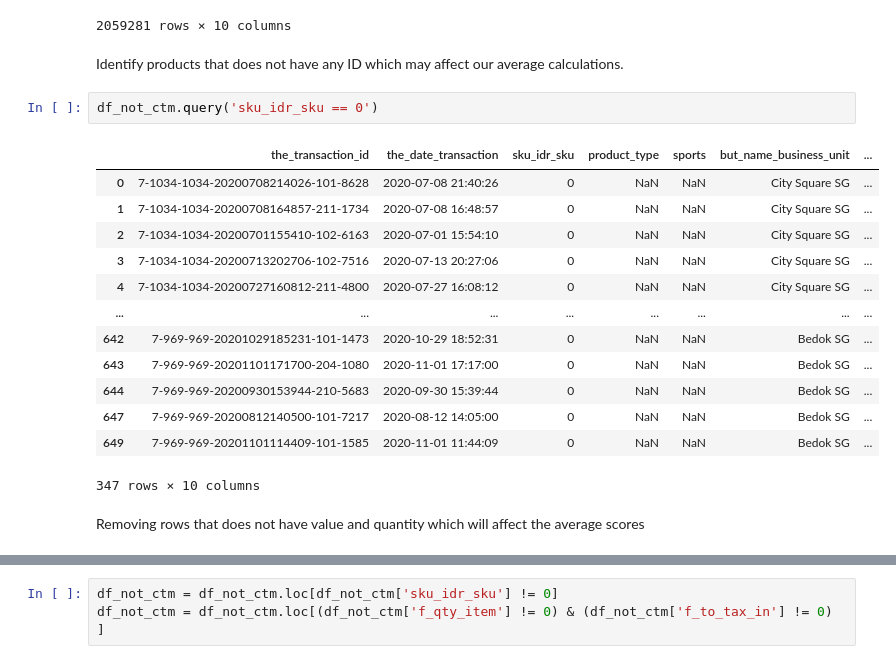
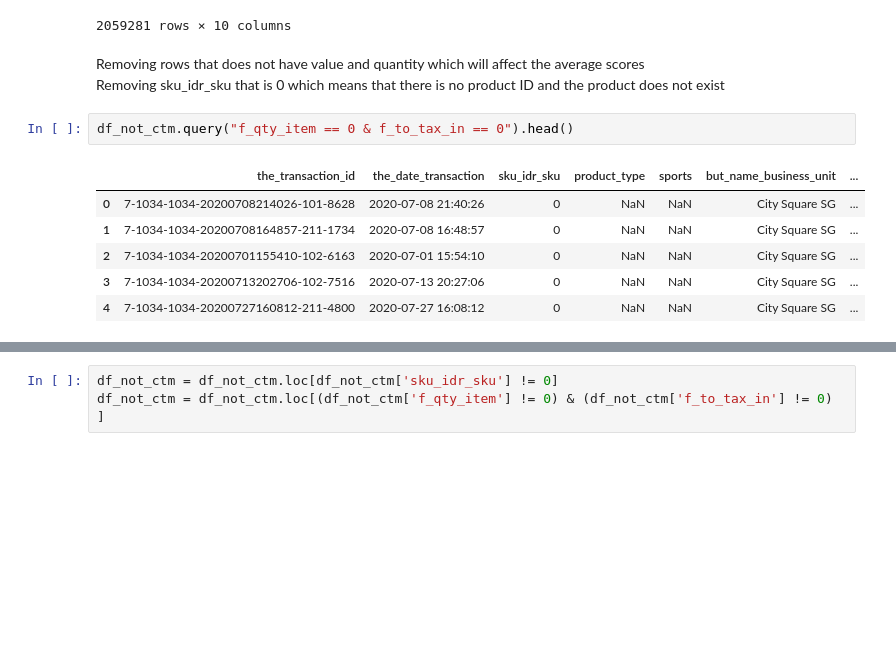
Before and after one commit to erictan23/decathlon, a Jupyter notebook: analysis.ipynb, the cells around one changed output, grey strips where cells are left out. Saved outputs shown, nothing was run; the diff lists cells and outputs as text; blank space fills up the shorter version.

```diff
--- a/analysis.ipynb
+++ b/analysis.ipynb
@@ -78,23 +134,15 @@ df_not_ctm
 | 5496741 | 7-969-969-20201224141216-209-4124 | 2020-12-24 14:12:16 | 7145826 | SHOES | RUNNING | Bedok SG | ... |
 | 5496747 | 7-969-969-20201230153254-211-8943 | 2020-12-30 15:32:54 | 6867239 | SHOES | RUNNING | Bedok SG | ... |
 2059281 rows × 10 columns
-# %% [markdown]
-Identify products that does not have any ID which may affect our average calculations.
+# %% [markdown]
+Removing rows that does not have value and quantity which will affect the average scores <br>
+Removing sku_idr_sku that is 0 which means that there is no product ID and the product does not exist
 # %%
-df_not_ctm.query('sku_idr_sku == 0')
+df_not_ctm.query("f_qty_item == 0 & f_to_tax_in == 0").head()
 # %% [output]
 |  | the_transaction_id | the_date_transaction | sku_idr_sku | product_type | sports | but_name_business_unit | ... |
 | 0 | 7-1034-1034-20200708214026-101-8628 | 2020-07-08 21:40:26 | 0 | NaN | NaN | City Square SG | ... |
 | 1 | 7-1034-1034-20200708164857-211-1734 | 2020-07-08 16:48:57 | 0 | NaN | NaN | City Square SG | ... |
 | 2 | 7-1034-1034-20200701155410-102-6163 | 2020-07-01 15:54:10 | 0 | NaN | NaN | City Square SG | ... |
 | 3 | 7-1034-1034-20200713202706-102-7516 | 2020-07-13 20:27:06 | 0 | NaN | NaN | City Square SG | ... |
 | 4 | 7-1034-1034-20200727160812-211-4800 | 2020-07-27 16:08:12 | 0 | NaN | NaN | City Square SG | ... |
-| ... | ... | ... | ... | ... | ... | ... | ... |
-| 642 | 7-969-969-20201029185231-101-1473 | 2020-10-29 18:52:31 | 0 | NaN | NaN | Bedok SG | ... |
-| 643 | 7-969-969-20201101171700-204-1080 | 2020-11-01 17:17:00 | 0 | NaN | NaN | Bedok SG | ... |
-| 644 | 7-969-969-20200930153944-210-5683 | 2020-09-30 15:39:44 | 0 | NaN | NaN | Bedok SG | ... |
-| 647 | 7-969-969-20200812140500-101-7217 | 2020-08-12 14:05:00 | 0 | NaN | NaN | Bedok SG | ... |
-| 649 | 7-969-969-20201101114409-101-1585 | 2020-11-01 11:44:09 | 0 | NaN | NaN | Bedok SG | ... |
-347 rows × 10 columns
-# %% [markdown]
-Removing rows that does not have value and quantity which will affect the average scores
```
Also changed, not shown: parts of 97 cells of this notebook.
